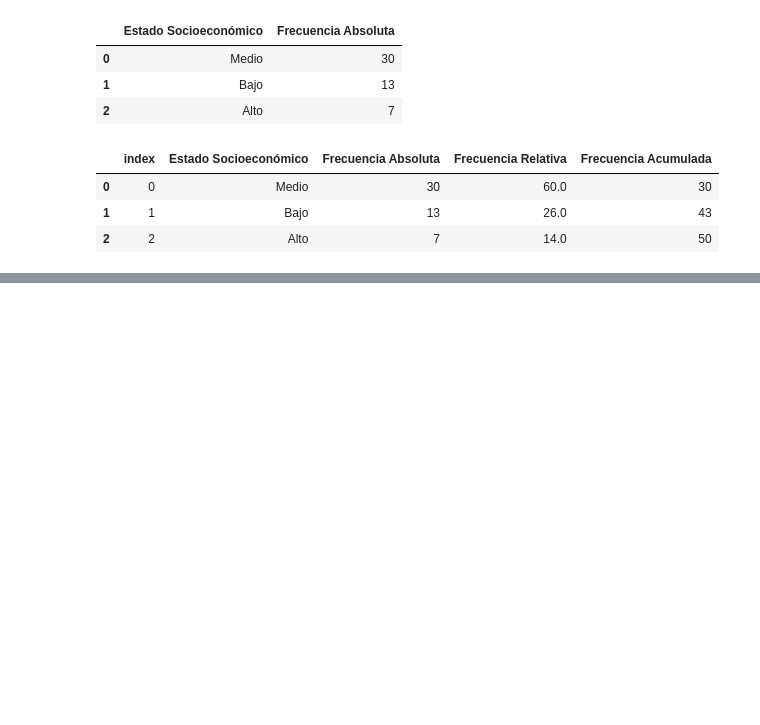
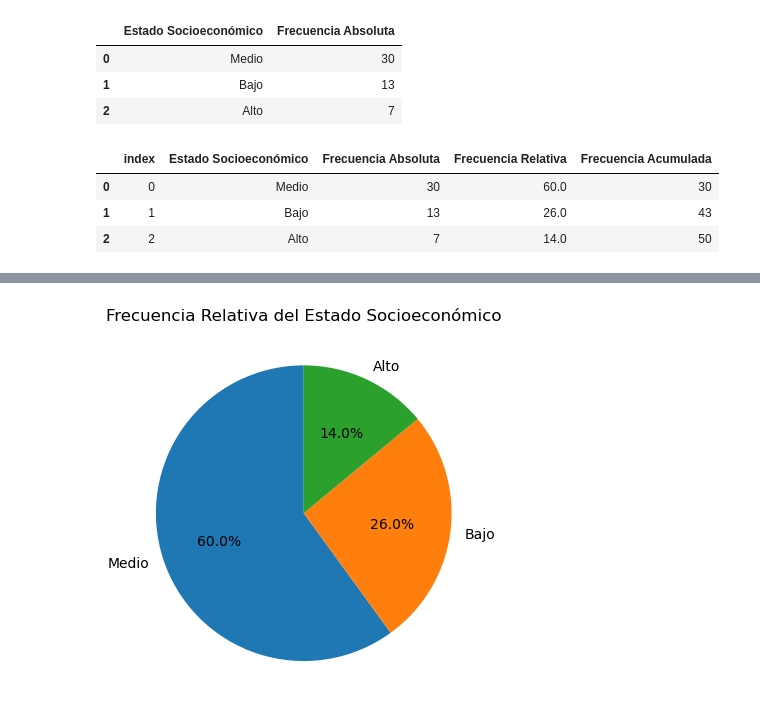
Before and after one commit to fcisnerosr/estadistica_descriptiva, a Jupyter notebook: procesamiento.ipynb, the cells around one changed output, grey strips where cells are left out. Cells and saved outputs as stored; diff of their text form; code cells hidden in the pictures; blank space fills up the shorter version.

```diff
--- a/procesamiento.ipynb
+++ b/procesamiento.ipynb
@@ -101,0 +125,12 @@ Text(0.5, 1.0, 'Frecuencias absoluta del edo. socioeconómico')
+# %%
+plt.pie(
+    frec_edo_soc['Frecuencia Relativa'],
+    labels      = frec_edo_soc['Estado Socioeconómico'],
+    autopct     = '%1.1f%%',
+    startangle  = 90
+)
+
+plt.title('Frecuencia Relativa del Estado Socioeconómico')
+plt.show()
+# %% [output]
+[figure, added]
```
Also changed, not shown: parts of 3 cells of this notebook.
